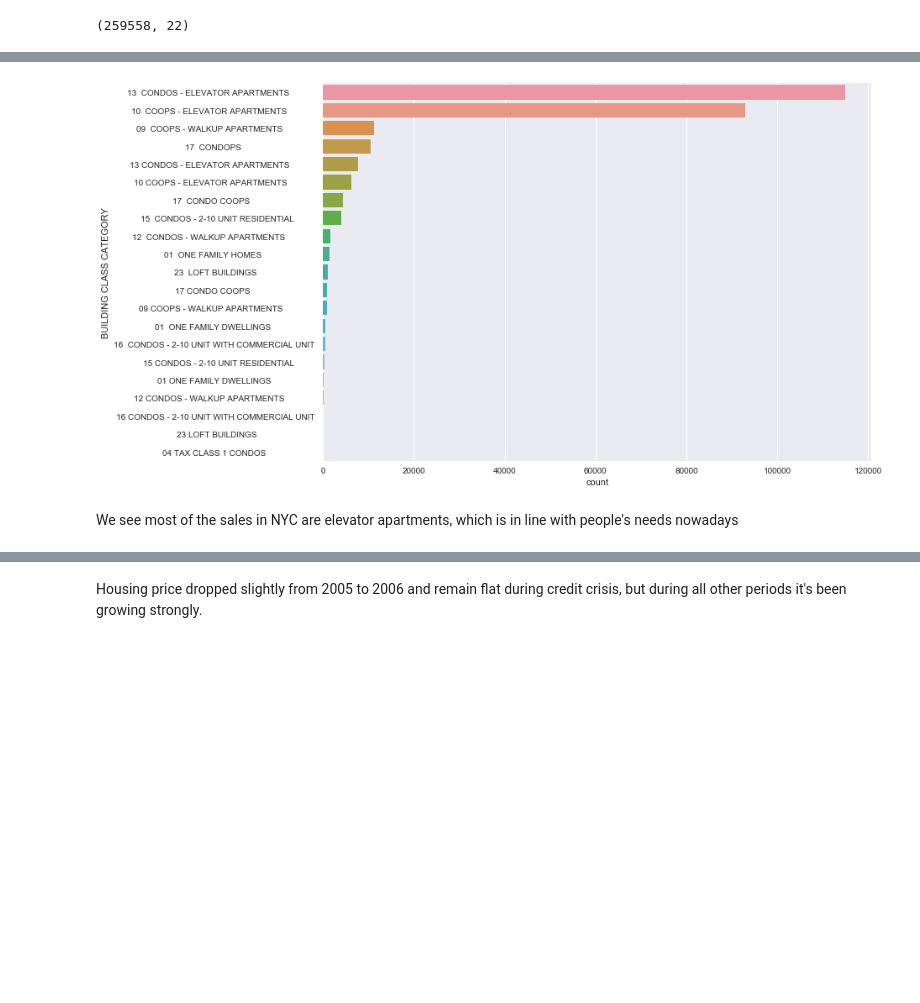
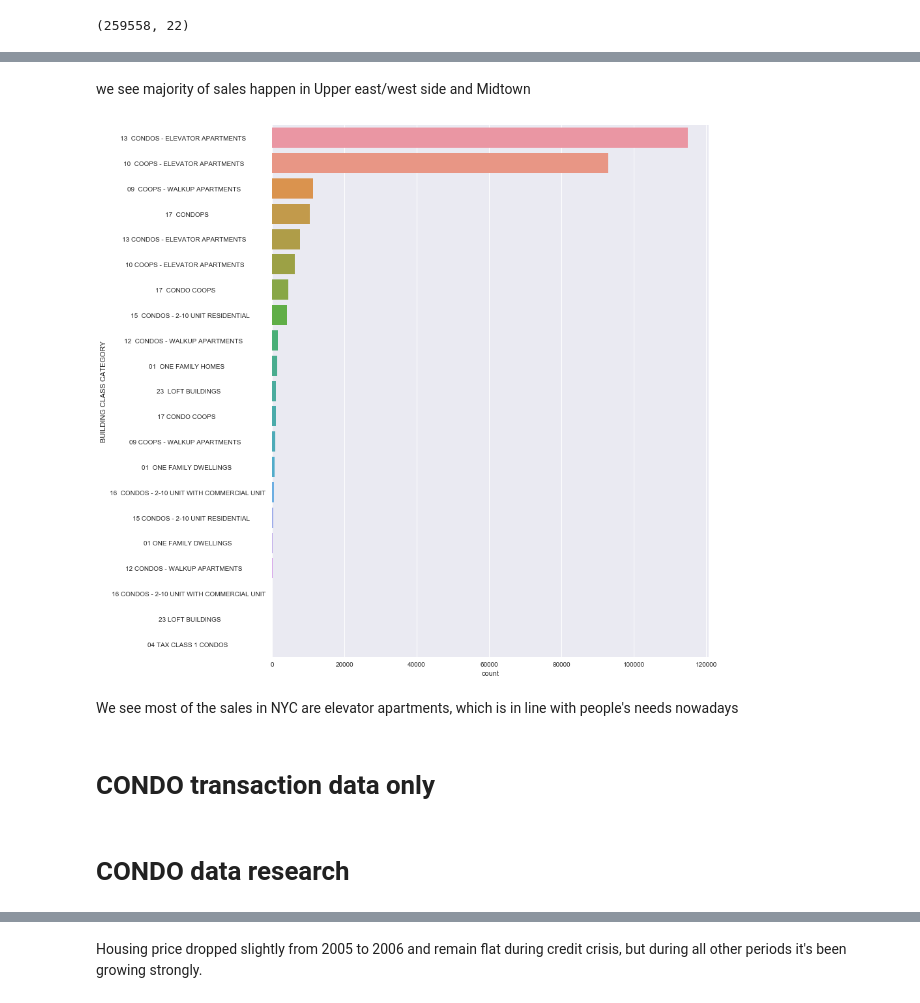
Before and after one commit to jl4730/NYC_Condo, a Jupyter notebook: nyc_condo_research.ipynb, the cells around one changed output, grey strips where cells are left out. Cells and saved outputs as stored; diff of their text form; code cells hidden in the pictures; blank space fills up the shorter version.

```diff
--- a/nyc_condo_research.ipynb
+++ b/nyc_condo_research.ipynb
@@ -11,0 +58,5 @@ df_all.shape
+# %%
+# look at the neighborhood distributions
+sns.set(rc={'figure.figsize':(12,15)})
+ax = sns.countplot(y="NEIGHBORHOOD", data=df_all,
+              order = df_all['NEIGHBORHOOD'].value_counts().index)
@@ -12,12 +65,16 @@ df_all.shape
+# %% [markdown]
+we see majority of sales happen in Upper east/west side and Midtown
 # %%
-# look at the category distributions
-sns.set(rc={'figure.figsize':(11.7,8.27)})
+# look at the building class category distributions
+sns.set(rc={'figure.figsize':(12,15)})
 ax = sns.countplot(y="BUILDING CLASS CATEGORY", data=df_all,
               order = df_all['BUILDING CLASS CATEGORY'].value_counts().index)
 # %% [output]
-[figure, old version]
+[figure, new version]
 # %% [markdown]
 We see most of the sales in NYC are elevator apartments, which is in line with people's needs nowadays
+# %% [markdown]
+# CONDO transaction data only
 # %%
 # only need CONDO data
 all_category = list(df_all['BUILDING CLASS CATEGORY'].unique())
@@ -33,4 +90,6 @@ df_condo = df_condo.assign(IDENTIFIER=col_block_lot.values)
 # %%
 # remove the price outliers from the data -- 200k as minimum and 5 million as maximum
 df_condo = df_condo[df_condo['SALE PRICE'].between(200000, 10000000)]
+# %% [markdown]
+# CONDO data research
 # %%
```
Also changed, not shown: parts of 11 cells of this notebook, 2 other files.
